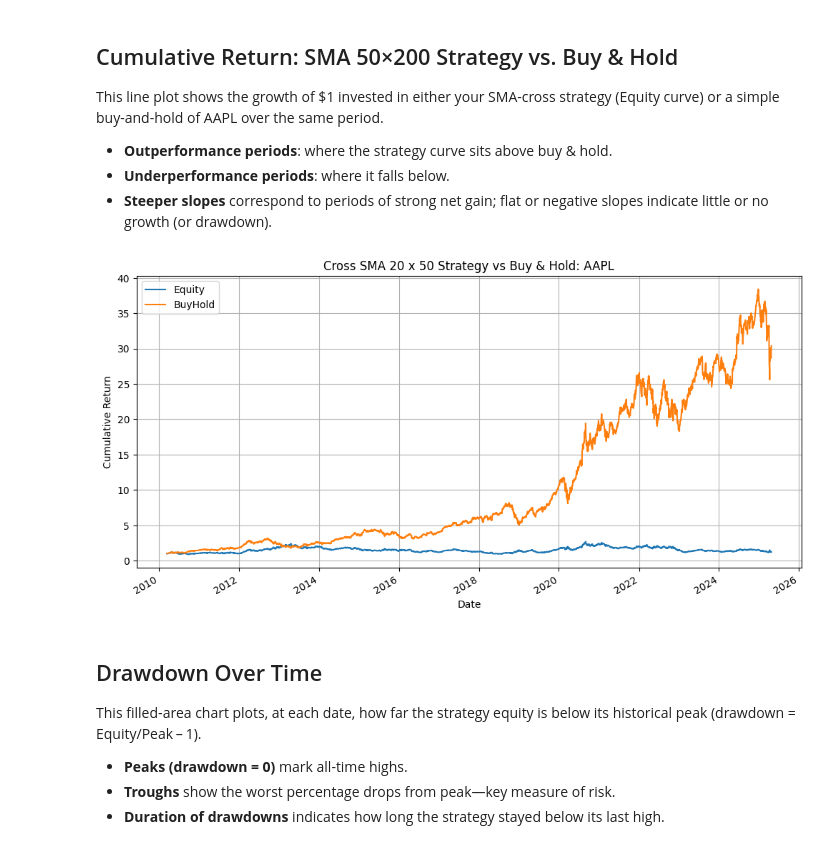
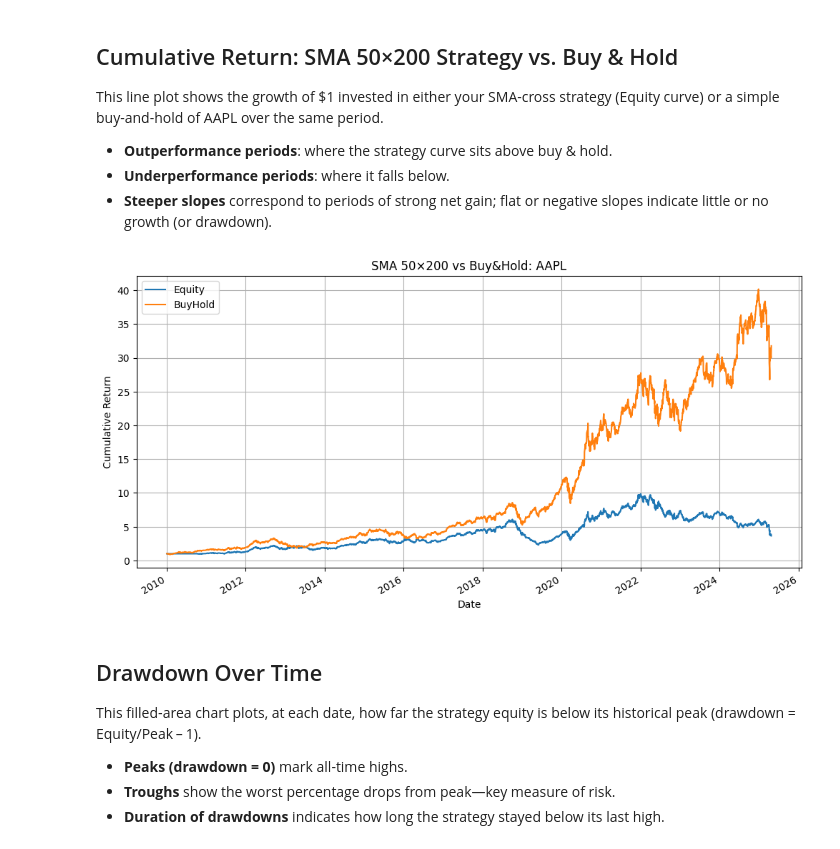
Before and after one commit to chris-patenaude/quantitative-analysis, a Jupyter notebook: sandbox.ipynb, the cells around one changed output. Cells and saved outputs as stored; diff of their text form; code cells hidden in the pictures.

```diff
--- a/sandbox.ipynb
+++ b/sandbox.ipynb
@@ -6,6 +13,6 @@ import matplotlib.pyplot as plt
 # %%
 SYMBOL = "AAPL"
 START_DATE = "2010-01-01"
-SMA_PERIOD_SHORT = 50
-SMA_PERIOD_LONG = 200
+SMA_SHORT = 50
+SMA_LONG = 200
 CACHE_FILE = f"{SYMBOL}_daily_yf.csv"
@@ -34,28 +18,0 @@ def fetch_data_yf(
-# %%
-def sma_crossover_strategy(df, short_period=50, long_period=200):
-    df["SMA_short"] = df["adjusted_close"].rolling(window=short_period).mean()
-    df["SMA_long"] = df["adjusted_close"].rolling(window=long_period).mean()
-
-    # Generate signals: 1 (buy), -1 (sell), 0 (hold)
-    df["Signal"] = 0
-    df.loc[df["SMA_short"] > df["SMA_long"], "Signal"] = 1
-    df.loc[df["SMA_short"] < df["SMA_long"], "Signal"] = -1
-
-    return df
-
-
-def backtest(df):
-    df["Return"] = df["adjusted_close"].pct_change()
-    df["Strategy"] = df["Signal"].shift(1) * df["Return"]
-    df.dropna(inplace=True)
-
-    df["Equity"] = (1 + df["Strategy"]).cumprod()
-    df["BuyHold"] = (1 + df["Return"]).cumprod()
-
-    df["Win"] = (df["Strategy"] > 0).astype(int)
-    df["Loss"] = (df["Strategy"] < 0).astype(int)
-    df["CumulativeWins"] = df["Win"].cumsum()
-    df["CumulativeLosses"] = df["Loss"].cumsum()
-    df["NetWinLoss"] = df["CumulativeWins"] - df["CumulativeLosses"]
-
-    return df
@@ -69,0 +19,11 @@ Loading cached data from AAPL_daily_yf.csv
+# %%
+# 1. Load and prepare data
+df = fetch_data(symbol=SYMBOL, start=START_DATE, cache_file=CACHE_FILE)
+
+# 2. Generate your signals and run backtest
+df["Signal"] = sma_crossover_signal(
+    df["adjusted_close"], short=SMA_SHORT, long=SMA_LONG
+)
+df = backtest(df)
+
+# 3. Make charts
@@ -75,16 +37,10 @@ This line plot shows the growth of $1 invested in either your SMA-cross strategy
 - **Outperformance periods**: where the strategy curve sits above buy & hold.
 - **Underperformance periods**: where it falls below.
 - **Steeper slopes** correspond to periods of strong net gain; flat or negative slopes indicate little or no growth (or drawdown).
-# %%
-df[["Equity", "BuyHold"]].plot(
-    figsize=(12, 6),
-    title=f"Cross SMA {SMA_PERIOD_SHORT} x {SMA_PERIOD_LONG} Strategy vs Buy & Hold: {SYMBOL}",
-)
-plt.ylabel("Cumulative Return")
-plt.grid(True)
-plt.show()
-# %% [output]
-[figure, removed]
+# %%
+plot_equity_vs_buyhold(df, short=SMA_SHORT, long=SMA_LONG, symbol=SYMBOL)
+# %% [output]
+[figure, added]
 # %% [markdown]
 ## Drawdown Over Time
 
```
Also changed, not shown: parts of 17 cells of this notebook, 7 other files.
